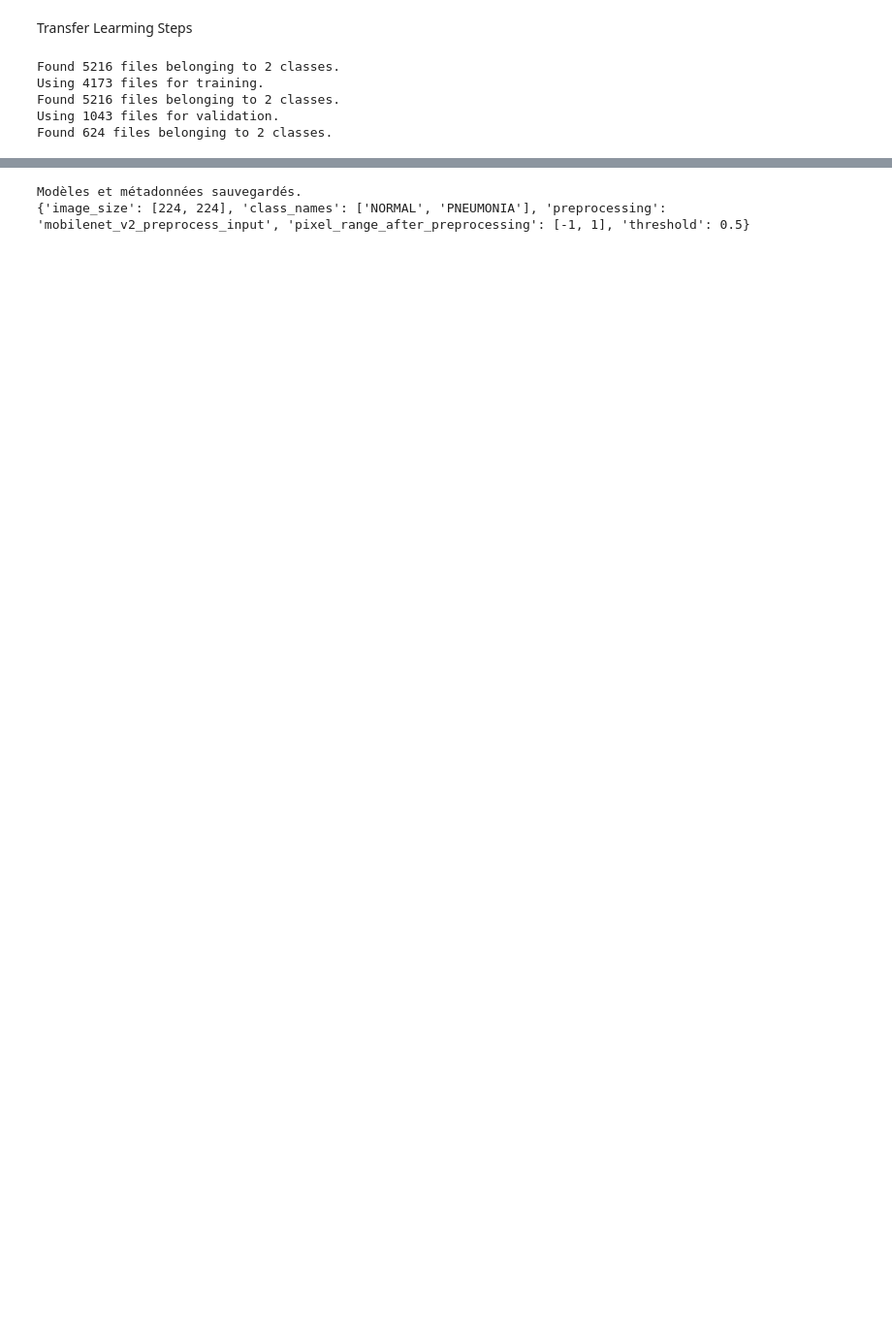
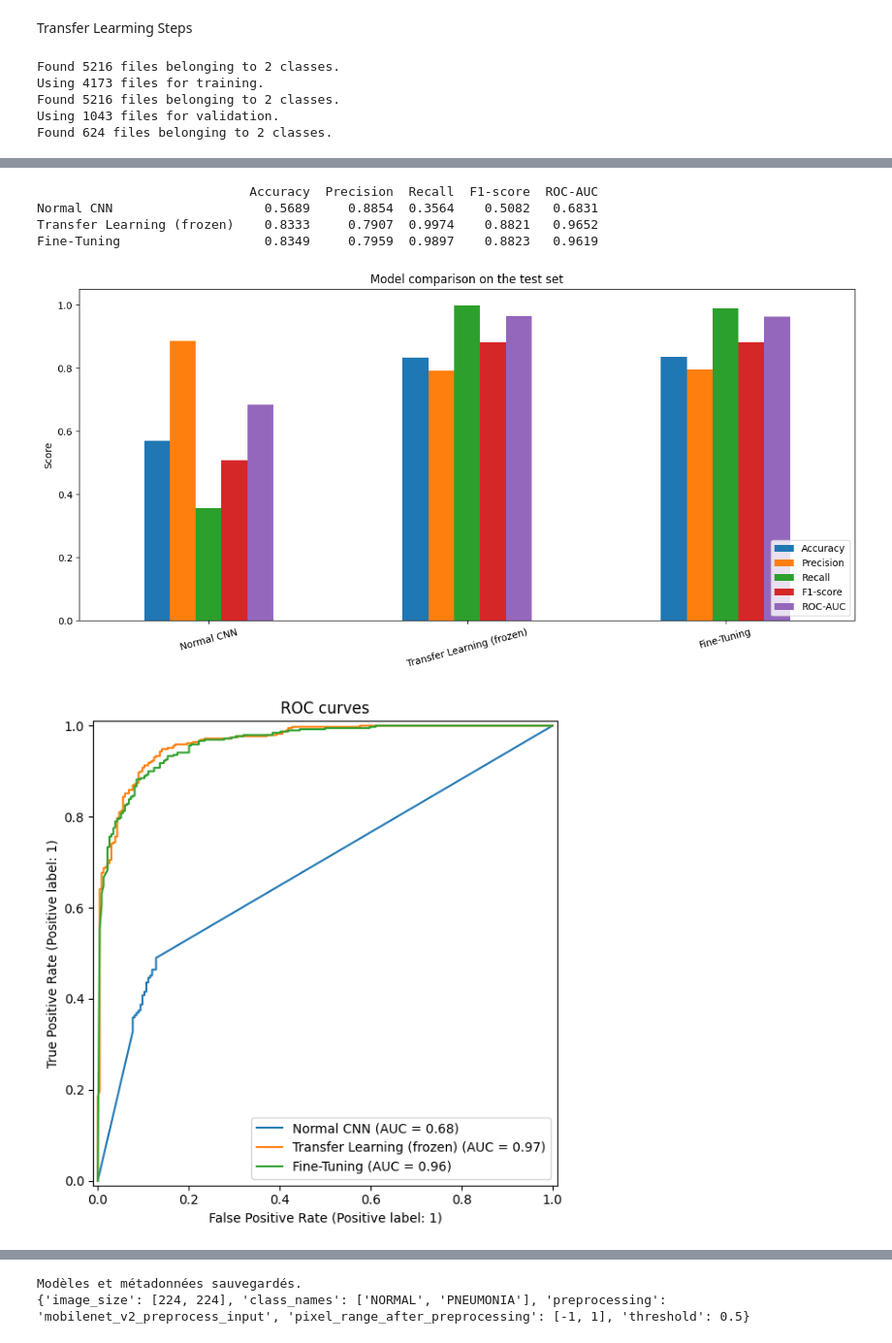
Before and after one commit to MohamedOuzzat/ChestScan_AI, a Jupyter notebook: ChestScan_AI.ipynb, the cells around one changed output, grey strips where cells are left out. Shown at 97% size. Drawn from its saved outputs; the diff is of its cells as text; code cells hidden in the pictures; blank space fills up the shorter version.

Commit message:
i comapre Cnn and the trnasfer learning and the Fine_tuning

```diff
--- a/ChestScan_AI.ipynb
+++ b/ChestScan_AI.ipynb
@@ -615,0 +634,55 @@ ROC-AUC: 0.5733070348454964
+# %%
+# Comparison of all models on the test set
+comparison = pd.DataFrame(
+    {name: res["metrics"] for name, res in results.items()}
+).T
+
+comparison = comparison[["accuracy", "precision", "recall", "f1", "roc_auc"]]
+comparison.columns = ["Accuracy", "Precision", "Recall", "F1-score", "ROC-AUC"]
+
+print(comparison.round(4))
+
+# Grouped bar chart
+ax = comparison.plot(kind="bar", figsize=(12, 6), ylim=(0, 1.05))
+ax.set_title("Model comparison on the test set")
+ax.set_ylabel("Score")
+ax.set_xticklabels(comparison.index, rotation=15)
+ax.legend(loc="lower right")
+plt.tight_layout()
+plt.show()
+
+# ROC curves
+fig, ax = plt.subplots(figsize=(8, 6))
+for name, res in results.items():
+    RocCurveDisplay.from_predictions(
+        res["y_true"], res["y_prob"], name=name, ax=ax
+    )
+ax.set_title("ROC curves")
+plt.tight_layout()
+plt.show()
+
+# Confusion matrices
+fig, axes = plt.subplots(1, len(results), figsize=(5 * len(results), 4))
+if len(results) == 1:
+    axes = [axes]
+
+for ax, (name, res) in zip(axes, results.items()):
+    ConfusionMatrixDisplay.from_predictions(
+        res["y_true"],
+        res["y_pred"],
+        display_labels=CLASS_NAMES,
+        cmap="Blues",
+        colorbar=False,
+        ax=ax,
+    )
+    ax.set_title(name)
+
+plt.tight_layout()
+plt.show()
+# %% [output]
+                            Accuracy  Precision  Recall  F1-score  ROC-AUC
+Normal CNN                    0.5689     0.8854  0.3564    0.5082   0.6831
+Transfer Learning (frozen)    0.8333     0.7907  0.9974    0.8821   0.9652
+Fine-Tuning                   0.8349     0.7959  0.9897    0.8823   0.9619
+[figure, added]
+[figure, added]
```
Also changed, not shown: parts of 19 cells of this notebook, 2 other files.
